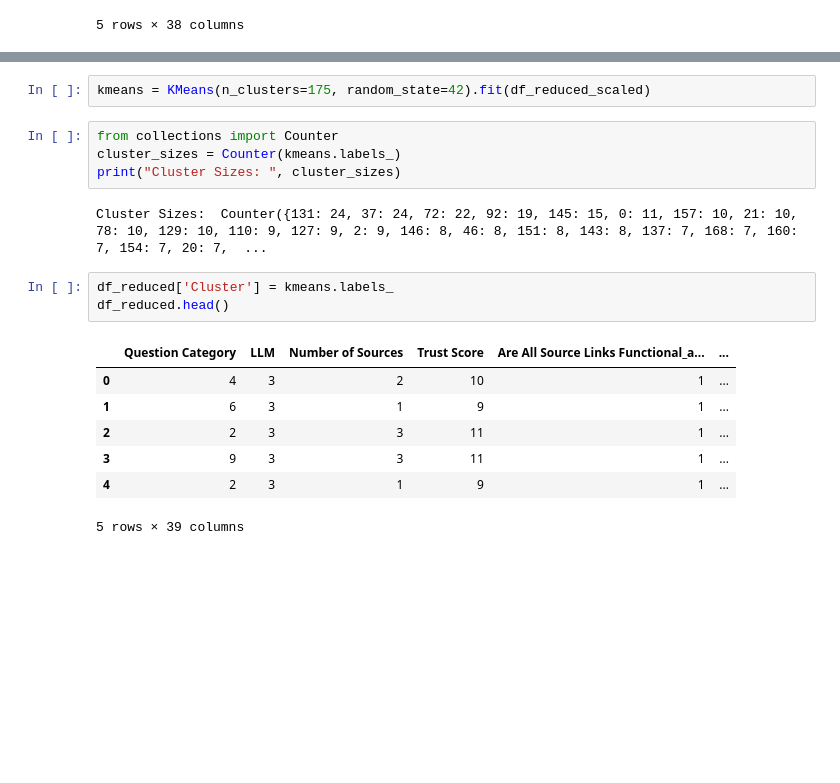
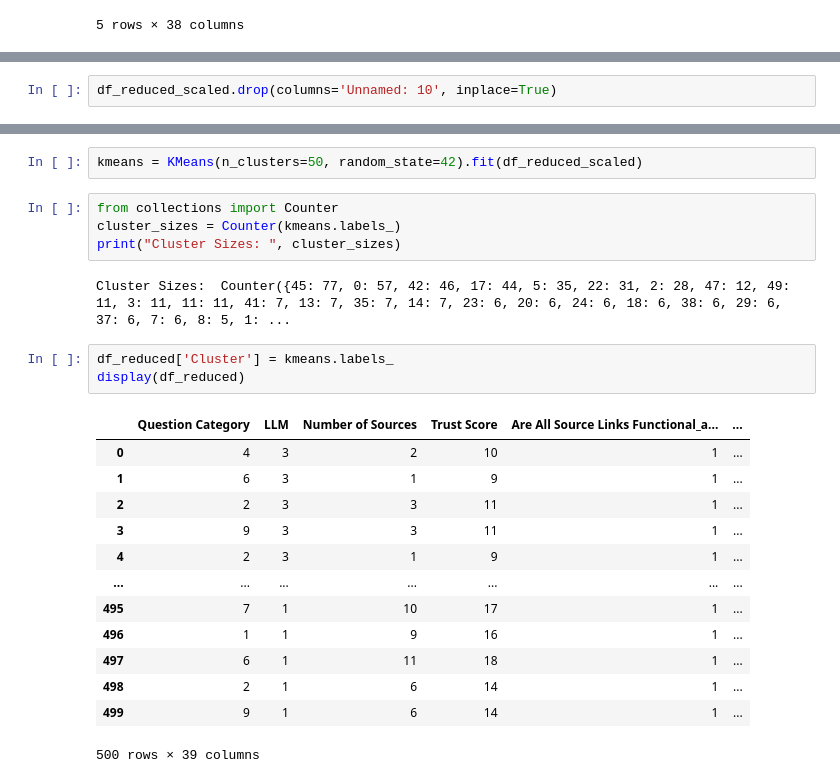
Before and after one commit to agreen8911/Building-Transparency-in-Search-Based-AI, a Jupyter notebook: models/clustering.ipynb, the cells around one changed output, grey strips where cells are left out. Cells and saved outputs as stored; diff of their text form; blank space fills up the shorter version.

```diff
--- a/models/clustering.ipynb
+++ b/models/clustering.ipynb
@@ -70,0 +94,2 @@ display(df_reduced_scaled.head())
+# %%
+df_reduced_scaled.drop(columns='Unnamed: 10', inplace=True)
@@ -117,21 +150,27 @@ Number of clusters: 190, silhouette score: 0.4819531949563403
 # %%
-kmeans = KMeans(n_clusters=175, random_state=42).fit(df_reduced_scaled)
+kmeans = KMeans(n_clusters=50, random_state=42).fit(df_reduced_scaled)
 # %%
 from collections import Counter
 cluster_sizes = Counter(kmeans.labels_)
 print("Cluster Sizes: ", cluster_sizes)
 # %% [output]
-Cluster Sizes:  Counter({131: 24, 37: 24, 72: 22, 92: 19, 145: 15, 0: 11, 157: 10, 21: 10, 78: 10, 129: 10, 110: 9, 127: 9, 2: 9, 146: 8, 46: 8, 151: 8, 143: 8, 137: 7, 168: 7, 160: 7, 154: 7, 20: 7,  ...
+Cluster Sizes:  Counter({45: 77, 0: 57, 42: 46, 17: 44, 5: 35, 22: 31, 2: 28, 47: 12, 49: 11, 3: 11, 11: 11, 41: 7, 13: 7, 35: 7, 14: 7, 23: 6, 20: 6, 24: 6, 18: 6, 38: 6, 29: 6, 37: 6, 7: 6, 8: 5, 1: ...
 # %%
 df_reduced['Cluster'] = kmeans.labels_
-df_reduced.head()
+display(df_reduced)
 # %% [output]
 |  | Question Category | LLM | Number of Sources | Trust Score | Are All Source Links Functional_a... | ... |
 | 0 | 4 | 3 | 2 | 10 | 1 | ... |
 | 1 | 6 | 3 | 1 | 9 | 1 | ... |
 | 2 | 2 | 3 | 3 | 11 | 1 | ... |
 | 3 | 9 | 3 | 3 | 11 | 1 | ... |
 | 4 | 2 | 3 | 1 | 9 | 1 | ... |
+| ... | ... | ... | ... | ... | ... | ... |
+| 495 | 7 | 1 | 10 | 17 | 1 | ... |
+| 496 | 1 | 1 | 9 | 16 | 1 | ... |
+| 497 | 6 | 1 | 11 | 18 | 1 | ... |
+| 498 | 2 | 1 | 6 | 14 | 1 | ... |
+| 499 | 9 | 1 | 6 | 14 | 1 | ... |
-5 rows × 39 columns
+500 rows × 39 columns
 # %%
 cluster_summary = df_reduced.groupby('Cluster').mean()
```
Also changed, not shown: parts of 14 cells of this notebook, 1 other file.
